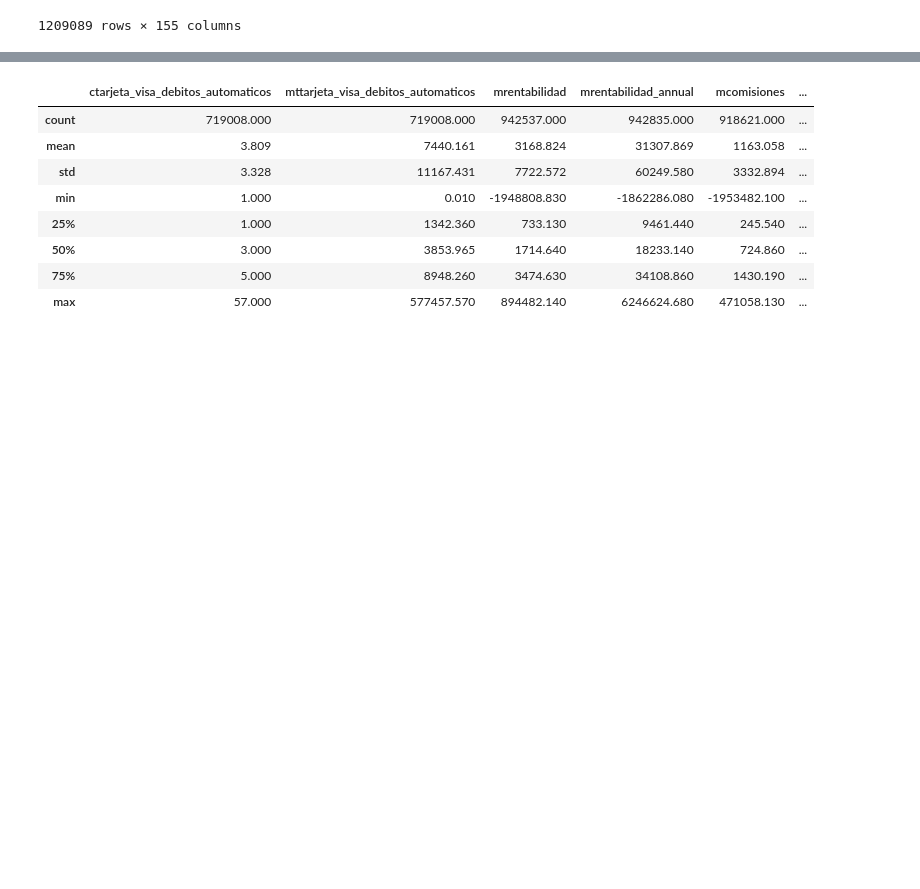
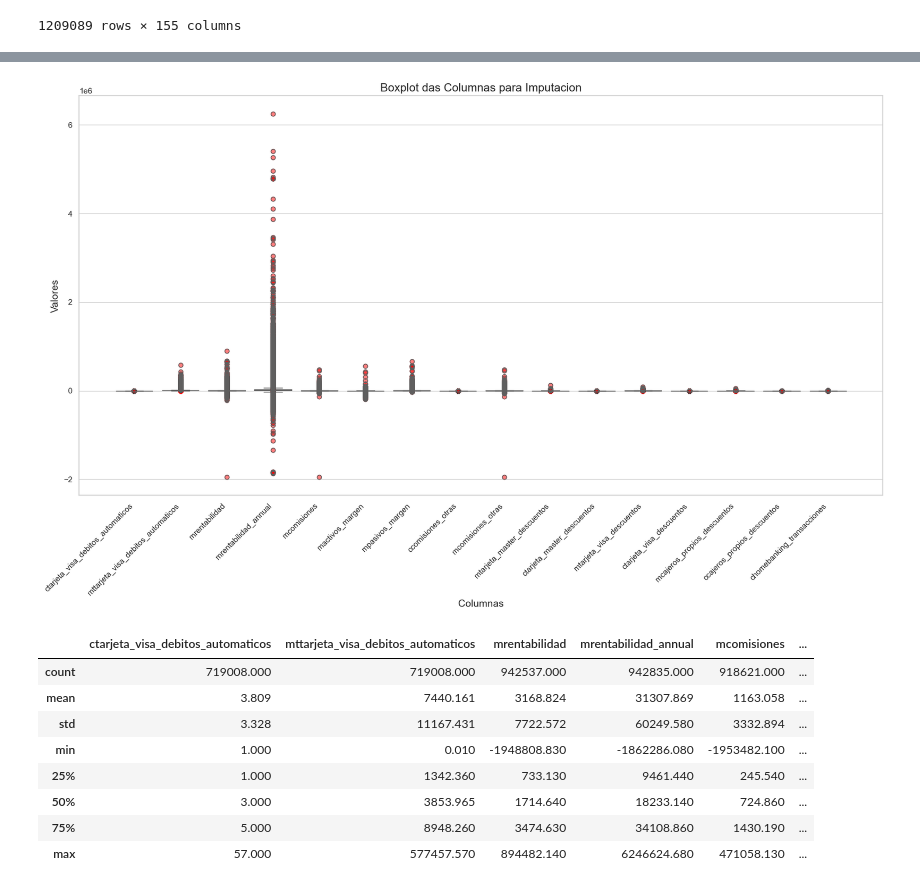
Before and after one commit to maiconfialho/dmeyf2023, a Jupyter notebook: kaggle3/experimentos_colaborativos/experimentos_colaborativos.ipynb, the cells around one changed output, grey strips where cells are left out. Saved outputs shown, nothing was run; the diff lists cells and outputs as text; code cells hidden in the pictures; blank space fills up the shorter version.

```diff
--- a/kaggle3/experimentos_colaborativos/experimentos_colaborativos.ipynb
+++ b/kaggle3/experimentos_colaborativos/experimentos_colaborativos.ipynb
@@ -464,3 +326,22 @@ dataset_inputar[colunas_imputar].boxplot(figsize=(20,10))
+# %%
+sns.set(style="whitegrid")
+plt.figure(figsize=(20, 10))
+ax = sns.boxplot(data=dataset_inputar[colunas_imputar], palette="Set3")
+
+for i in range(len(colunas_imputar)):
+    y = dataset_inputar[colunas_imputar[i]]
+    x = [i] * len(y)
+    ax.scatter(x, y, alpha=0.5, color='red')
+
+plt.title("Boxplot das Columnas para Imputacion", fontsize=16)
+plt.xlabel("Columnas", fontsize=14)
+plt.ylabel("Valores", fontsize=14)
+
+plt.xticks(range(len(colunas_imputar)), colunas_imputar, rotation=45, ha='right')
+
+plt.show()
+# %% [output]
+[figure, added]
 # %%
 #preencher valores nulos com a media
 dataset_inputado_media = dataset_inputar.copy()
```
Also changed, not shown: parts of 37 cells of this notebook, 17 other files.
